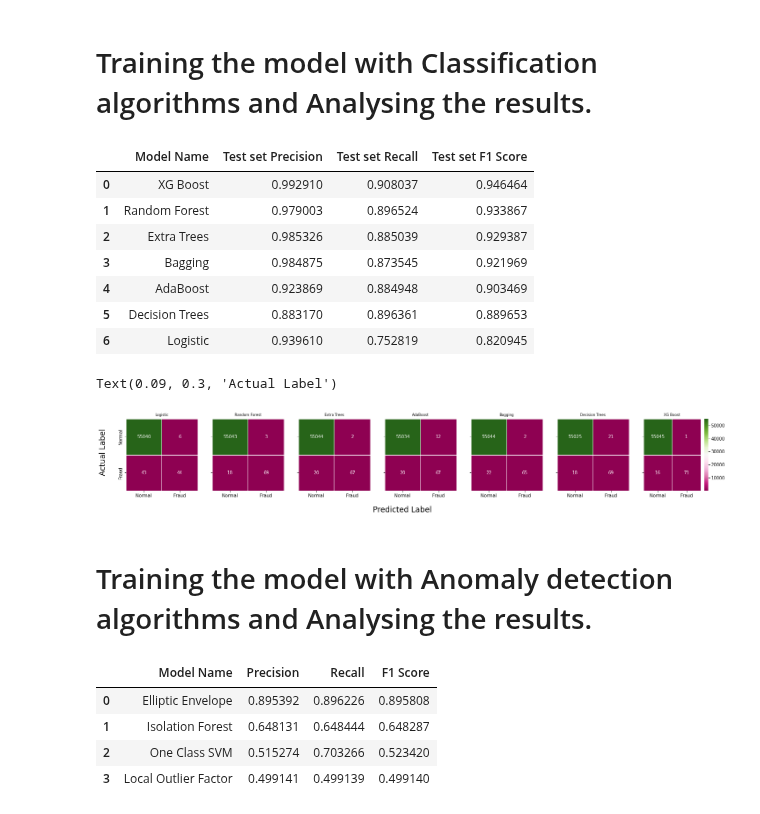
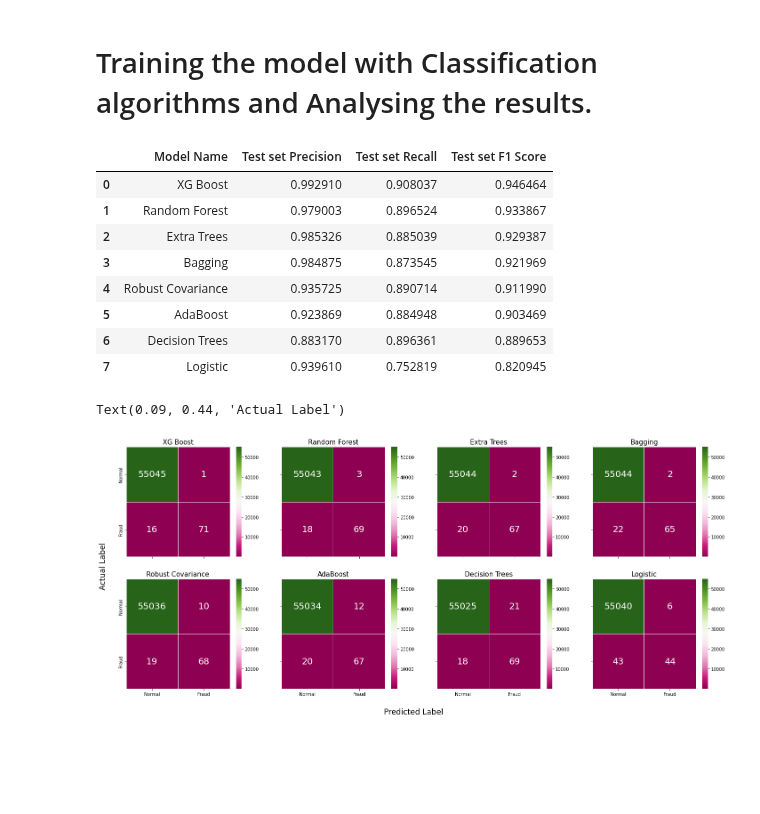
Before and after one commit to PHNPR/Credit-Card-Fraud-Detection, a Jupyter notebook: Credit Card Fraud.ipynb, the cells around one changed output. Drawn from its saved outputs; the diff is of its cells as text; code cells hidden in the pictures; blank space fills up the shorter version.

Commit message:
Added robust covariance to loop

```diff
--- a/Credit Card Fraud.ipynb
+++ b/Credit Card Fraud.ipynb
@@ -154,11 +149,11 @@ That implies , F1 Score = True Positives / (True Positives + 1/2(False postives
 # %%
 classifiers = {
     'Logistic' :
-        LogisticRegression(solver='liblinear',max_iter= 1000,random_state=4) ,
+        LogisticRegression(solver= 'liblinear' , max_iter= 1000 , random_state= 4) ,
     'Random Forest' :
-        RandomForestClassifier( criterion= 'gini' , max_samples= len(X_train) ,  random_state= 4) ,
+        RandomForestClassifier(criterion= 'gini' , max_samples= len(X_train) ,  random_state= 4) ,
     'Extra Trees' :
-        ExtraTreesClassifier(max_samples= len(X_train) ,criterion= 'gini' ,bootstrap= True ,random_state= 4) ,
+        ExtraTreesClassifier(max_samples= len(X_train) , criterion= 'gini' , bootstrap= True , random_state= 4) ,
     'AdaBoost' :
         AdaBoostClassifier(n_estimators= 150 , random_state= 4) ,
     'Bagging' :
@@ -166,7 +161,9 @@ classifiers = {
     'Decision Trees' :
         DecisionTreeClassifier(criterion= 'gini' , random_state= 4) ,
     'XG Boost' :
-        XGBClassifier()
+        XGBClassifier() ,
+    'Robust Covariance' :
+        EllipticEnvelope(contamination= outlier_fraction , support_fraction= 1 , random_state= 4)
 }
 
 cf_matrix = dict.fromkeys(classifiers.keys())
@@ -181,6 +178,9 @@ table = {
 for name , clf in classifiers.items() :
     clf.fit(X_train,Y_train)
     Y_hat = clf.predict(X_test)
+    if name == 'Robust Covariance' :
+        Y_hat[Y_hat == 1] = 0
+        Y_hat[Y_hat == -1] = 1
 
     table['Model Name'].append(name)
     table['Test set Precision'].append(precision_score(Y_test , Y_hat , average= 'macro'))
@@ -197,22 +197,22 @@ df
 | 1 | Random Forest | 0.979003 | 0.896524 | 0.933867 |
 | 2 | Extra Trees | 0.985326 | 0.885039 | 0.929387 |
 | 3 | Bagging | 0.984875 | 0.873545 | 0.921969 |
-| 4 | AdaBoost | 0.923869 | 0.884948 | 0.903469 |
-| 5 | Decision Trees | 0.883170 | 0.896361 | 0.889653 |
-| 6 | Logistic | 0.939610 | 0.752819 | 0.820945 |
+| 4 | Robust Covariance | 0.935725 | 0.890714 | 0.911990 |
+| 5 | AdaBoost | 0.923869 | 0.884948 | 0.903469 |
+| 6 | Decision Trees | 0.883170 | 0.896361 | 0.889653 |
+| 7 | Logistic | 0.939610 | 0.752819 | 0.820945 |
 # %%
-fig, axn = plt.subplots(1,7, sharex=True, sharey=True,figsize=(24,3))
-labels = ['Normal' , 'Fraud']
+fig, axn = plt.subplots(2,4, sharex=True, sharey=True,figsize=(24,10))
+l = ['Normal' , 'Fraud']
 
 for i, ax in enumerate(axn.flat):
-    k = list(cf_matrix)[i]
-    sns.heatmap(cf_matrix[k], ax=ax,cbar=i==6,cmap="PiYG" ,annot=True,fmt= 'd',linewidths= .5,xticklabels=labels,yticklabels=labels)
-    ax.set_title(k,fontsize=8)
+    k = list(df['Model Name'])[i]
+    sns.heatmap(cf_matrix[k] , ax=ax , cmap="PiYG" , annot=True , annot_kws= {'size':20} , fmt= 'd' ,
+                linewidths= .5 , xticklabels = l , yticklabels=l)
+    ax.set_title(k,fontsize=15)
 
-fig.text(0.45, -0.1 , 'Predicted Label' , fontsize= 'xx-large')
-fig.text(0.09 , 0.3 , 'Actual Label' , rotation= 'vertical' , fontsize= 'xx-large')
+fig.text(0.46, 0.046 , 'Predicted Label' , fontsize= 'xx-large')
+fig.text(0.09, 0.44 , 'Actual Label' , rotation= 'vertical' , fontsize= 'xx-large')
 # %% [output]
-Text(0.09, 0.3, 'Actual Label')
+Text(0.09, 0.44, 'Actual Label')
-[figure, old version]
+[figure, new version]
-# %% [markdown]
-# Training the model with Anomaly detection algorithms and Analysing the results.
@@ -253,10 +218,0 @@ for name , det in anomaly_detectors.items() :
-# %%
-df_2 = pd.DataFrame(table_ad)
-df_2 = df_2.sort_values('F1 Score' , ascending= False , ignore_index= True)
-df_2
-# %% [output]
-|  | Model Name | Precision | Recall | F1 Score |
-| 0 | Elliptic Envelope | 0.895392 | 0.896226 | 0.895808 |
-| 1 | Isolation Forest | 0.648131 | 0.648444 | 0.648287 |
-| 2 | One Class SVM | 0.515274 | 0.703266 | 0.523420 |
-| 3 | Local Outlier Factor | 0.499141 | 0.499139 | 0.499140 |
```
Also changed, not shown: parts of 6 cells of this notebook.
